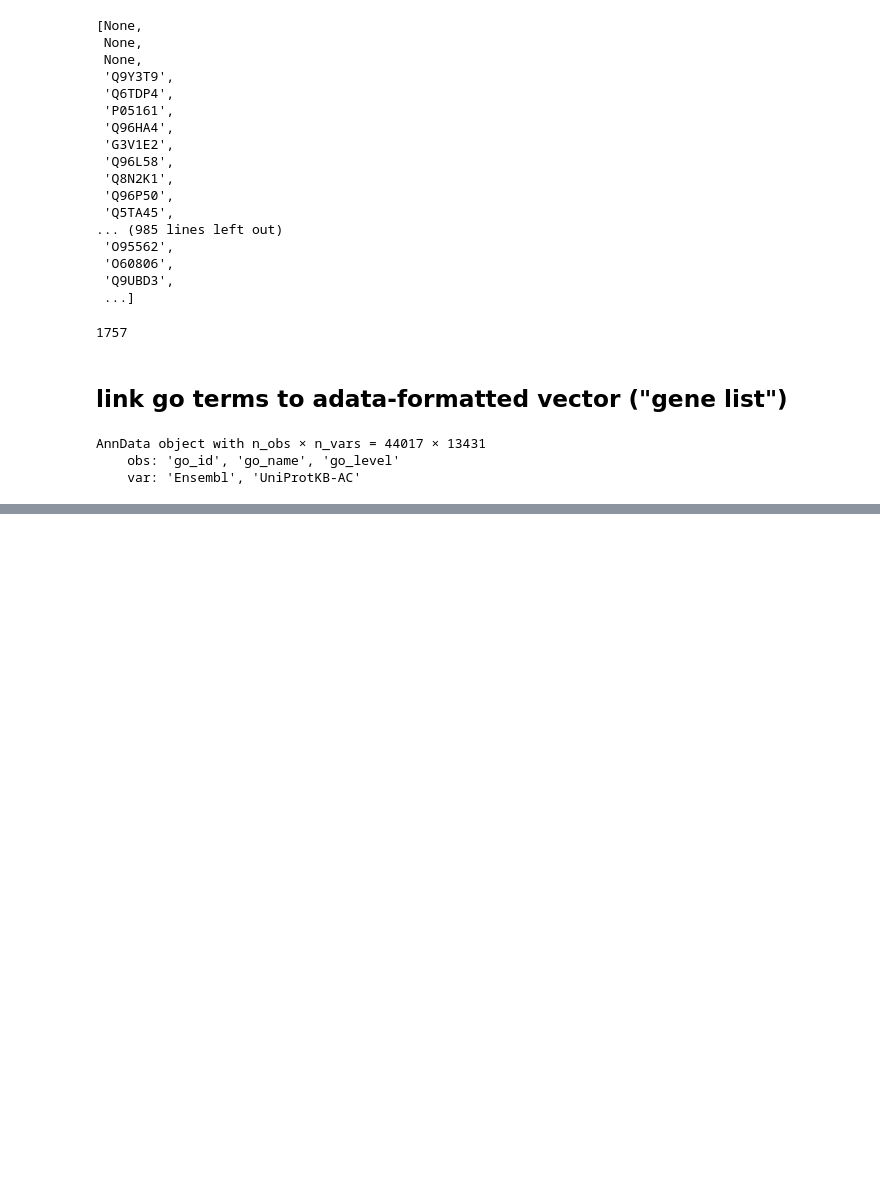
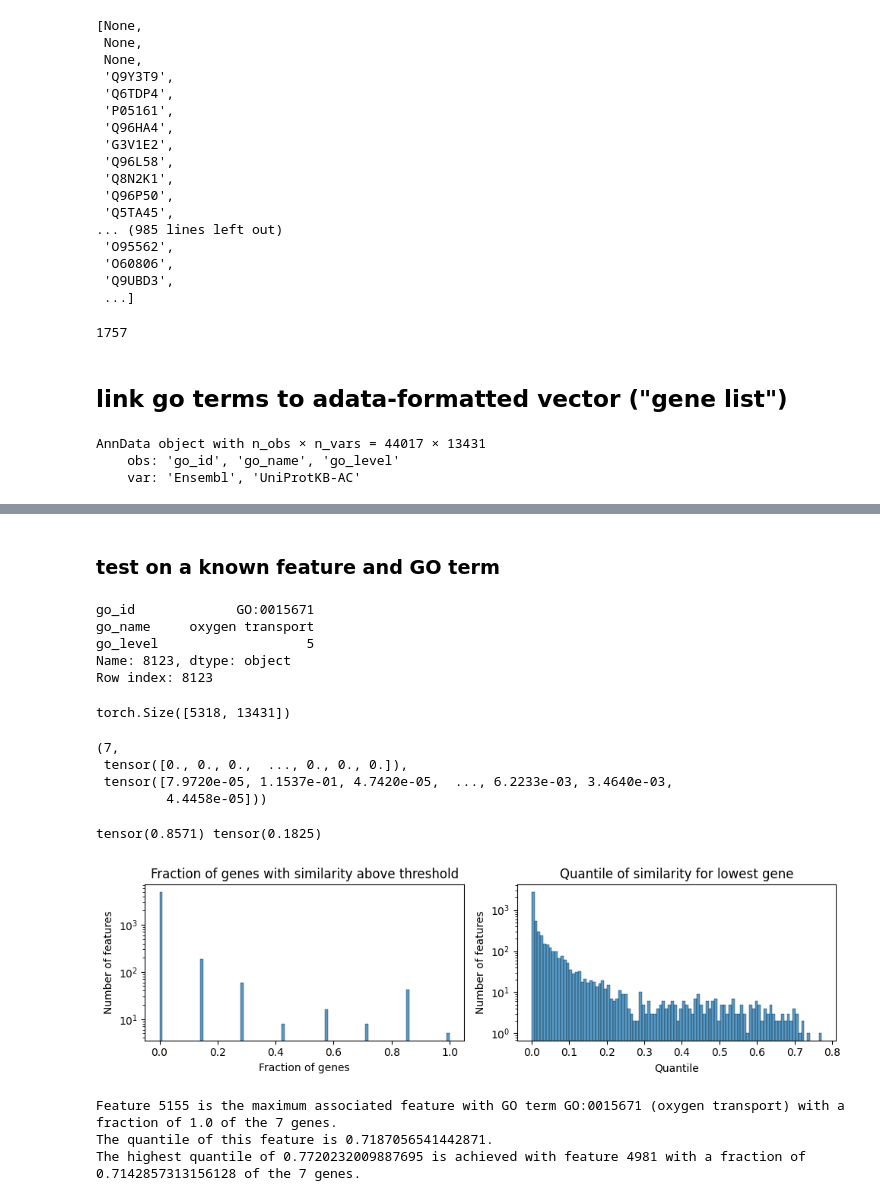
Before and after one commit to viktoriaschuster/interpreting_omics_models, a Jupyter notebook: 02_experiments/singlecell/go_term_analysis_dev.ipynb, the cells around one changed output, grey strips where cells are left out. Cells and saved outputs as stored; diff of their text form; code cells hidden in the pictures; blank space fills up the shorter version.

```diff
--- a/02_experiments/singlecell/go_term_analysis_dev.ipynb
+++ b/02_experiments/singlecell/go_term_analysis_dev.ipynb
@@ -278,0 +663,4 @@ AnnData object with n_obs × n_vars = 44017 × 13431
+# %%
+import anndata as ad
+
+adata_go = ad.read('01_data/go_gene_matrix.h5ad')
@@ -278,0 +699,68 @@ AnnData object with n_obs × n_vars = 44017 × 13431
+# %% [markdown]
+### test on a known feature and GO term
+# %%
+# find a GO term that I know should have a feature: Oxygen transport
+
+go_idx = np.where(adata_go.obs['go_name'] == 'oxygen transport')[0][0]
+print(adata_go.obs.iloc[go_idx])
+print('Row index: {}'.format(go_idx))
+# %% [output]
+go_id             GO:0015671
+go_name     oxygen transport
+go_level                   5
+Name: 8123, dtype: object
+Row index: 8123
+# %%
+go_feature_analysis(go_idx, cos_sim[active_features,:], threshold_cos[1])
+# %% [output]
+torch.Size([5318, 13431])
+(7,
+ tensor([0., 0., 0.,  ..., 0., 0., 0.]),
+ tensor([7.9720e-05, 1.1537e-01, 4.7420e-05,  ..., 6.2233e-03, 3.4640e-03,
+         4.4458e-05]))
+# %%
+feat = 2306
+
+go_term_n_genes, go_term_feature_fractions, go_term_feature_quantiles = go_feature_analysis(go_idx, cos_sim, threshold_cos[1])
+
+print(go_term_feature_fractions[feat], go_term_feature_quantiles[feat])
+# %% [output]
+tensor(0.8571) tensor(0.1825)
+# %%
+# plot the fractions and quantiles of the active features
+
+fig, ax = plt.subplots(1, 2, figsize=(10,3))
+sns.histplot(go_term_feature_fractions[active_features], ax=ax[0], bins=100)
+ax[0].set_title('Fraction of genes with similarity above threshold')
+ax[0].set_xlabel('Fraction of genes')
+ax[0].set_ylabel('Number of features')
+ax[0].set_yscale('log')
+sns.histplot(go_term_feature_quantiles[active_features], ax=ax[1], bins=100)
+ax[1].set_title('Quantile of similarity for lowest gene')
+ax[1].set_xlabel('Quantile')
+ax[1].set_ylabel('Number of features')
+ax[1].set_yscale('log')
+plt.tight_layout()
+# %% [output]
+[figure, added]
+# %%
+# which feature contains all of them?
+
+print('Feature {} is the maximum associated feature with GO term {} ({}) with a fraction of {} of the {} genes.'.format(
+    go_term_feature_fractions.argmax().item(),
+    adata_go.obs['go_id'][go_idx],
+    adata_go.obs['go_name'][go_idx],
+    go_term_feature_fractions.max().item(),
+    go_term_n_genes
+    ))
+print('The quantile of this feature is {}.'.format(go_term_feature_quantiles[go_term_feature_fractions.argmax()].item()))
+print('The highest quantile of {} is achieved with feature {} with a fraction of {} of the {} genes.'.format(
+    go_term_feature_quantiles.max().item(),
+    go_term_feature_quantiles.argmax().item(),
+    go_term_feature_fractions[go_term_feature_quantiles.argmax()].item(),
+    go_term_n_genes
+    ))
+# %% [output]
+Feature 5155 is the maximum associated feature with GO term GO:0015671 (oxygen transport) with a fraction of 1.0 of the 7 genes.
+The quantile of this feature is 0.7187056541442871.
+The highest quantile of 0.7720232009887695 is achieved with feature 4981 with a fraction of 0.7142857313156128 of the 7 genes.
```
Also changed, not shown: parts of 76 cells of this notebook, 6 other files.
